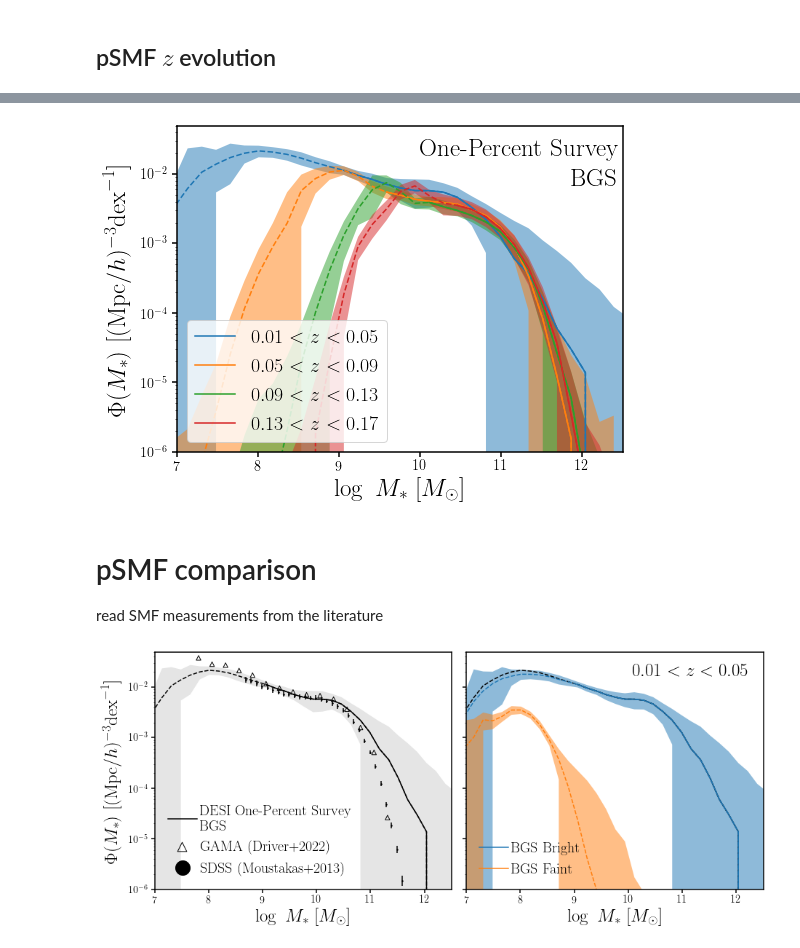
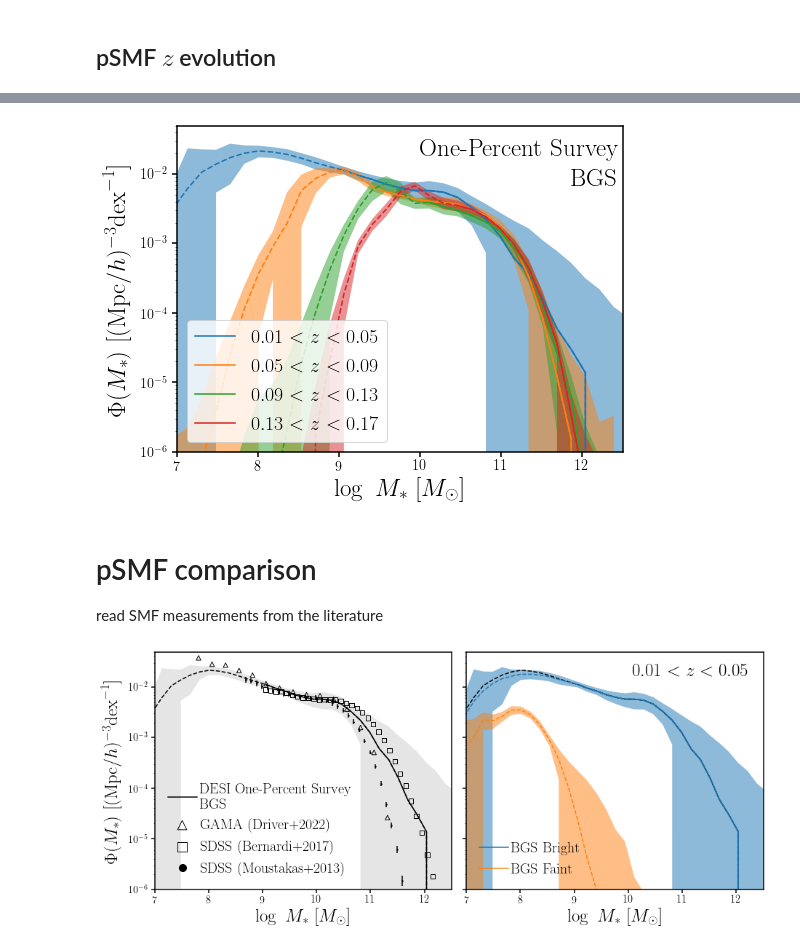
Before and after one commit to changhoonhahn/gapos, a Jupyter notebook: papers/edr/nb/psmf.ipynb, the cells around one changed output, grey strips where cells are left out. Cells and saved outputs as stored; diff of their text form; code cells hidden in the pictures.

Commit message:
updated plots

```diff
--- a/papers/edr/nb/psmf.ipynb
+++ b/papers/edr/nb/psmf.ipynb
@@ -44,9 +44,14 @@ for zmin, zmax in zip(zmins, zmaxs):
     psmfs_faint.append(psmf)
 # %%
 psmfs_all = []
-for zmin, zmax in zip(zmins, zmaxs):
-    psmf = np.loadtxt(os.path.join(dat_dir, 'psmf.sv3.bgs_any.z%.2f_%.2f.dat' % (zmin, zmax)),
-                      skiprows=2)
-    psmfs_all.append(psmf)
+for _smf0, _smf1 in zip(psmfs, psmfs_faint):
+    #psmf = np.loadtxt(os.path.join(dat_dir, 'psmf.sv3.bgs_any.z%.2f_%.2f.dat' % (zmin, zmax)),
+    #                  skiprows=2)
+
+    _psmf = np.concatenate([_smf0[:,0][:,None],
+                          (_smf0[:,1] + _smf1[:,1])[:,None],
+                          np.sqrt(_smf0[:,2]**2 + _smf1[:,2]**2)[:,None]], axis=1)
+
+    psmfs_all.append(_psmf)
 # %% [markdown]
 ## pSMF $z$ evolution
@@ -81,13 +60,13 @@ fig = plt.figure(figsize=(8,6))
 sub = fig.add_subplot(111)
 for i, zmin, zmax in zip(range(4), zmins, zmaxs):
 
-    sub.plot(psmfs[i][:,0], psmfs[i][:,1] + psmfs_faint[i][:,1], color='C%i' % i, ls='--')
-    sub.plot(psmfs[i][:,0][psmfs[i][:,0] > Mlims[i]],
-             (psmfs[i][:,1] + psmfs_faint[i][:,1])[psmfs[i][:,0] > Mlims[i]],
+    sub.plot(psmfs_all[i][:,0], psmfs_all[i][:,1], color='C%i' % i, ls='--')
+    sub.plot(psmfs_all[i][:,0][psmfs_all[i][:,0] > Mlims[i]],
+             (psmfs_all[i][:,1])[psmfs_all[i][:,0] > Mlims[i]],
              c='C%i' % i, ls='-')
-    sub.fill_between(psmfs[i][:,0],
-                     (psmfs[i][:,1] + psmfs_faint[i][:,1])-np.max(np.array([psmfs[i][:,2], psmfs_all[i][:,2]]), axis=0),
-                     (psmfs[i][:,1] + psmfs_faint[i][:,1])+np.max(np.array([psmfs[i][:,2], psmfs_all[i][:,2]]), axis=0),
+    sub.fill_between(psmfs_all[i][:,0],
+                     psmfs_all[i][:,1] - psmfs_all[i][:,2],
+                     psmfs_all[i][:,1] + psmfs_all[i][:,2],
                      color='C%i' % i, edgecolor='none', alpha=0.5)
     sub.plot([], [], c='C%i' % i, label='$%.2f < z < %.2f$' % (zmin, zmax))
 
@@ -104,7 +83,7 @@ sub.text(0.99, 0.96, 'One-Percent Survey', ha='right', va='top', fontsize=25, tr
 sub.text(0.99, 0.87, 'BGS', ha='right', va='top', fontsize=25, transform=sub.transAxes)
 fig.savefig('../figs/psmf_bgs_any_zevo.pdf', bbox_inches='tight')
 # %% [output]
-[figure, old version]
+[figure, new version]
 # %% [markdown]
 # pSMF comparison
 read SMF measurements from the literature
@@ -127,66 +106,76 @@ d22_logsmf = np.array([-0.691, -1.084, -1.011, -1.349, -1.287, -1.544, -1.669, -
 d22_logsmf -= np.log10((Planck13.H0.value / 70)**3)
 d22_logsmf_sig = np.array([0.176, 0.125, 0.071, 0.092, 0.079, 0.071, 0.045, 0.032, 0.024, 0.020, 0.014, 0.010,
                           0.009, 0.009, 0.009, 0.010, 0.013, 0.019, 0.032, 0.138])
+# %%
+# bernardi+(2018)
+b18_logms = np.linspace(9.05, 12.15, 32)
+b18_logsmf = np.array([-2.051, -2.075, -2.092, -2.089, -2.118, -2.159, -2.183, -2.208, -2.213, -2.231,
+                      -2.252, -2.240, -2.252, -2.250, -2.274, -2.314, -2.357, -2.421, -2.504, -2.611,
+                       -2.732, -2.885, -3.055, -3.252, -3.472, -3.715, -3.950, -4.254, -4.554, -4.881,
+                       -5.321, -5.742])
 # %%
 fig = plt.figure(figsize=(15,6))
 sub = fig.add_subplot(121)
 i = 0
 
-sub.plot(psmfs[i][:,0], psmfs[i][:,1] + psmfs_faint[i][:,1], color='k', ls='--')
-sub.plot(psmfs[i][:,0][psmfs[i][:,0] > Mlims[i]],
-         (psmfs[i][:,1] + psmfs_faint[i][:,1])[psmfs[i][:,0] > Mlims[i]],
+sub.plot(psmfs_all[i][:,0], psmfs_all[i][:,1], color='k', ls='--')
+sub.plot(psmfs_all[i][:,0][psmfs_all[i][:,0] > Mlims[i]],
+         psmfs_all[i][:,1][psmfs_all[i][:,0] > Mlims[i]],
          c='k', ls='-')
-sub.fill_between(psmfs[i][:,0],
-                 (psmfs[i][:,1] + psmfs_faint[i][:,1])-np.max(np.array([psmfs[i][:,2], psmfs_all[i][:,2]]), axis=0),
-                 (psmfs[i][:,1] + psmfs_faint[i][:,1])+np.max(np.array([psmfs[i][:,2], psmfs_all[i][:,2]]), axis=0),
+sub.fill_between(psmfs_all[i][:,0],
+                 psmfs_all[i][:,1] - psmfs_all[i][:,2],
+                 psmfs_all[i][:,1] + psmfs_all[i][:,2],
                  color='k', edgecolor='none', alpha=0.1)
 sub.errorbar(m13_logms, 10**m13_logsmf,
              yerr=[10**m13_logsmf - 10**(m13_logsmf - m13_logsmf_sig), 10**(m13_logsmf + m13_logsmf_sig) - 10**m13_logsmf],
              fmt='.k', markersize=3)
 sub.scatter(d22_logms, 10**d22_logsmf, marker='^', s=40, facecolor='none', edgecolor='k')
+sub.scatter(b18_logms, 10**b18_logsmf, marker='s', s=40, facecolor='none', edgecolor='k')
+
 #             yerr=[10**d22_logsmf - 10**(d22_logsmf - d22_logsmf_sig), 10**(d22_logsmf + d22_logsmf_sig) - 10**d22_logsmf],
 #             fmt='.k', markersize=3, label='GAMA (Driver+2022)')
 sub.plot([], [], c='k', label=r'DESI One-Percent Survey'+'\n'+'BGS')
-sub.errorbar([], [], fmt='.k', markersize=10, label='SDSS (Moustakas+2013)')
+sub.errorbar([], [], fmt='.k', markersize=5, label='SDSS (Moustakas+2013)')
 sub.scatter([], [], marker='^', s=10, facecolor='none', edgecolor='k', label='GAMA (Driver+2022)')
+sub.scatter([], [], marker='s', s=10, facecolor='none', edgecolor='k', label='SDSS (Bernardi+2017)')
 
 sub.legend(loc='lower left', fontsize=20, markerscale=4, handletextpad=0.2)
 sub.set_xlabel(r'$\log~M_*$  [$M_\odot$]', fontsize=25)
 sub.set_xlim(7., 12.5)
 sub.set_ylabel(r'$\Phi(M_*)$  [$({\rm Mpc}/h)^{-3}{\rm dex}^{-1}$]', labelpad=10, fontsize=25)
 sub.set_yscale('log')
 sub.set_ylim(1e-6, 5e-2)
 
 sub = fig.add_subplot(122)
-sub.plot(psmfs[i][:,0], psmfs[i][:,1] + psmfs_faint[i][:,1], color='k', ls='--')
-sub.plot(psmfs[i][:,0][psmfs[i][:,0] > Mlims[i]],
-         (psmfs[i][:,1] + psmfs_faint[i][:,1])[psmfs[i][:,0] > Mlims[i]],
+sub.plot(psmfs_all[i][:,0], psmfs_all[i][:,1], color='k', ls='--')
+sub.plot(psmfs_all[i][:,0][psmfs_all[i][:,0] > Mlims[i]],
+         psmfs_all[i][:,1][psmfs_all[i][:,0] > Mlims[i]],
          c='k', ls='-')
-#sub.fill_between(psmfs[i][:,0],
-#                 (psmfs[i][:,1] + psmfs_faint[i][:,1])-psmfs_all[i][:,2],
-#                 (psmfs[i][:,1] + psmfs_faint[i][:,1])+psmfs_all[i][:,2],
-#                 color='k', edgecolor='none', alpha=0.1)
+# sub.fill_between(psmfs_all[i][:,0],
+#                  psmfs_all[i][:,1] - psmfs_all[i][:,2],
+#                  psmfs_all[i][:,1] + psmfs_all[i][:,2],
+#                  color='k', edgecolor='none', alpha=0.1)
 
 sub.plot(psmfs[i][:,0], psmfs[i][:,1], color='C0', ls='--')
 sub.plot(psmfs[i][:,0][psmfs[i][:,0] > Mlims[i]], psmfs[i][:,1][psmfs[i][:,0] > Mlims[i]], c='C0', ls='-')
 sub.fill_between(psmfs[i][:,0], psmfs[i][:,1]-psmfs[i][:,2], psmfs[i][:,1]+psmfs[i][:,2],
                  color='C0', edgecolor='none', alpha=0.5)
 
 sub.plot(psmfs_faint[i][:,0], psmfs_faint[i][:,1], color='C1', ls='--')
 sub.fill_between(psmfs_faint[i][:,0], psmfs_faint[i][:,1]-psmfs_faint[i][:,2], psmfs_faint[i][:,1]+psmfs_faint[i][:,2],
                  color='C1', edgecolor='none', alpha=0.5)
 sub.plot([], [], c='C0', label=r'BGS Bright')
 sub.plot([], [], c='C1', label=r'BGS Faint')
 
 sub.legend(loc='lower left', fontsize=20, markerscale=4, handletextpad=0.2)
 sub.set_xlabel(r'$\log~M_*$  [$M_\odot$]', fontsize=25)
 sub.set_xlim(7., 12.5)
 
 sub.set_yscale('log')
 sub.set_ylim(1e-6, 5e-2)
 sub.set_yticklabels([])
 sub.text(0.95, 0.95, r'$0.01 < z < 0.05$', ha='right', va='top', fontsize=25, transform=sub.transAxes)
 fig.subplots_adjust(wspace=0.05)
 fig.savefig('../figs/psmf_bgs_any_comp.pdf', bbox_inches='tight')
 # %% [output]
-[figure, old version]
+[figure, new version]
```
Also changed, not shown: parts of 2 cells of this notebook, 2 other files.
